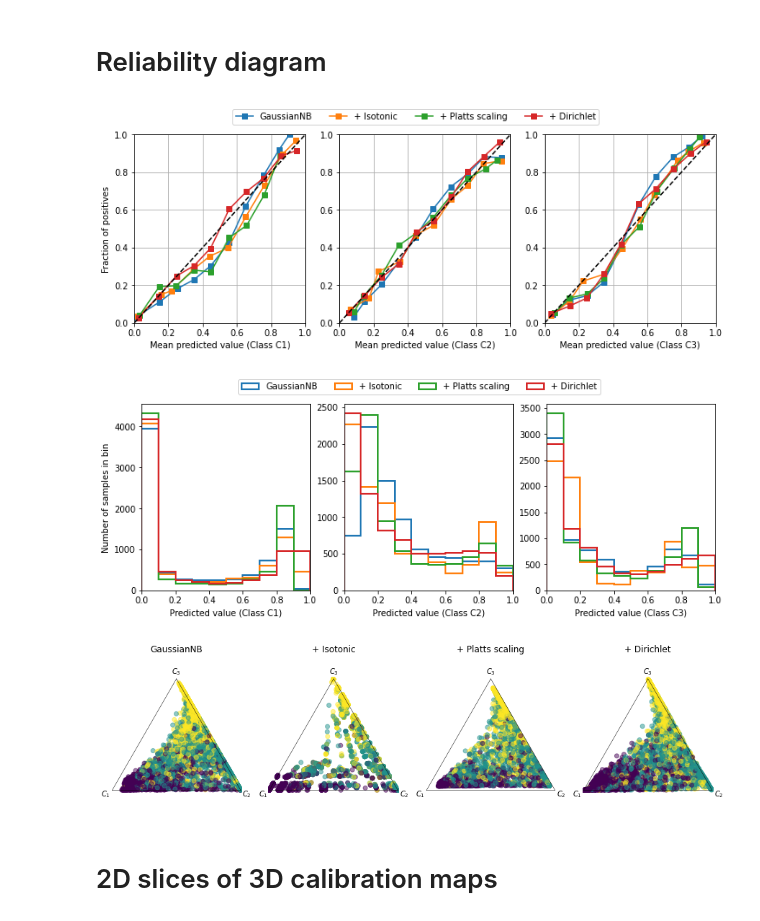
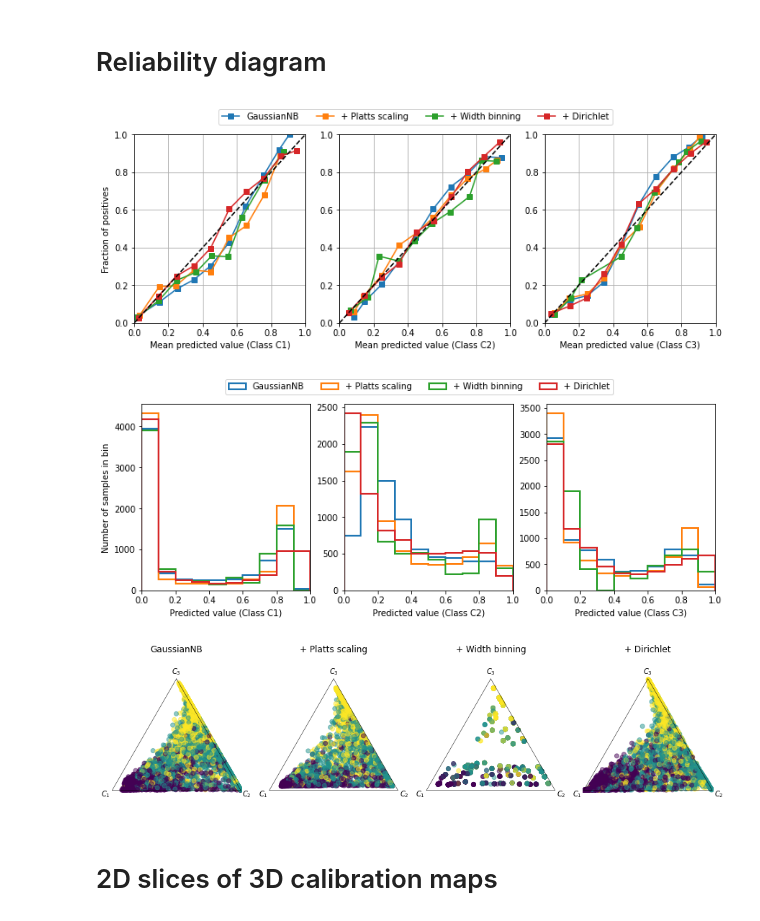
Before and after one commit to classifier-calibration/hands_on, a Jupyter notebook: notebooks/3_ternary_examples.ipynb, the cells around one changed output. Cells and saved outputs as stored; diff of their text form; code cells hidden in the pictures.

```diff
--- a/notebooks/3_ternary_examples.ipynb
+++ b/notebooks/3_ternary_examples.ipynb
@@ -36,27 +36,28 @@ for i in range(n_features):
 # %% [markdown]
 # Reliability diagram
 # %%
-from pycalib.models import IsotonicCalibration
-from pycalib.models import SigmoidCalibration
+from pycalib.models import IsotonicCalibration, BinningCalibration, SigmoidCalibration
 from pycalib.models.multiclass import OneVsRestCalibrator
 from dirichletcal import FullDirichletCalibrator
 
 estimators = [(GaussianNB(), 'GaussianNB'),
-              (CalibratedModel(GaussianNB(), method=OneVsRestCalibrator(IsotonicCalibration())), '+ Isotonic'),
+              # FIXME: fix isue with Isotonic
+              #(CalibratedModel(GaussianNB(), method=OneVsRestCalibrator(IsotonicCalibration())), '+ Isotonic'),
               (CalibratedModel(GaussianNB(), method=OneVsRestCalibrator(SigmoidCalibration())), '+ Platts scaling'),
+              (CalibratedModel(GaussianNB(), method=OneVsRestCalibrator(BinningCalibration())), '+ Width binning'),
               (CalibratedModel(GaussianNB(), method=FullDirichletCalibrator()), '+ Dirichlet')
              ]
 
 legend = [aux[1] for aux in estimators]
 scores = []
 for clf, name in estimators:
     clf.fit(X_train, y_train)
     scores.append(clf.predict_proba(X_test))
 
 _ = plot_reliability_diagram(y_test, scores, legend=legend, histogram=True, class_names=['C1', 'C2', 'C3'])
 # %% [output]
-[figure, old version]
+[figure, new version]
-[figure, old version]
+[figure, new version]
 # %%
 from pycalib.visualisations.ternary import draw_tri_samples
 
@@ -66,7 +67,7 @@ for i, (clf, name) in enumerate(estimators):
     fig, ax = draw_tri_samples(clf.predict_proba(X_test), classes=y_test, fig=fig, ax=ax, alpha=0.5)
     ax.set_title(name)
 # %% [output]
-[figure, old version]
+[figure, new version]
 # %% [markdown]
 # 2D slices of 3D calibration maps
 # %%
```
Also changed, not shown: parts of 5 cells of this notebook, 3 other files.
